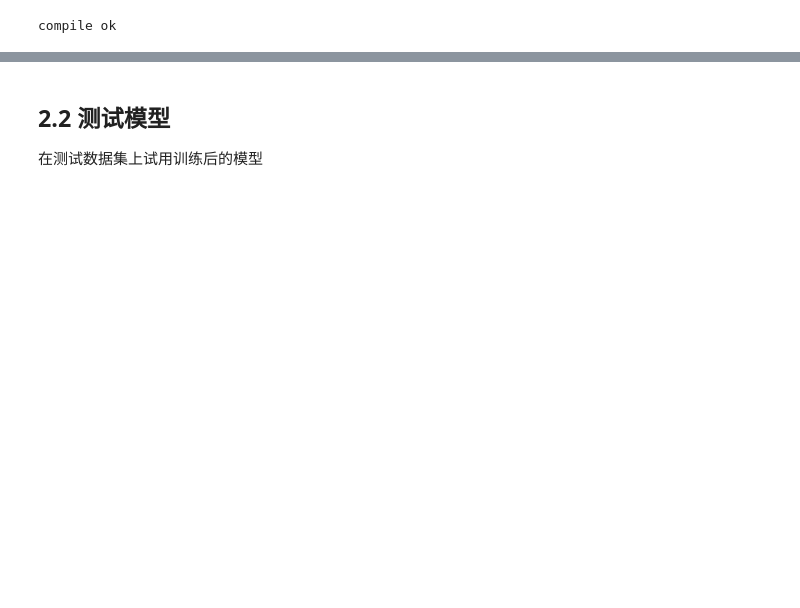
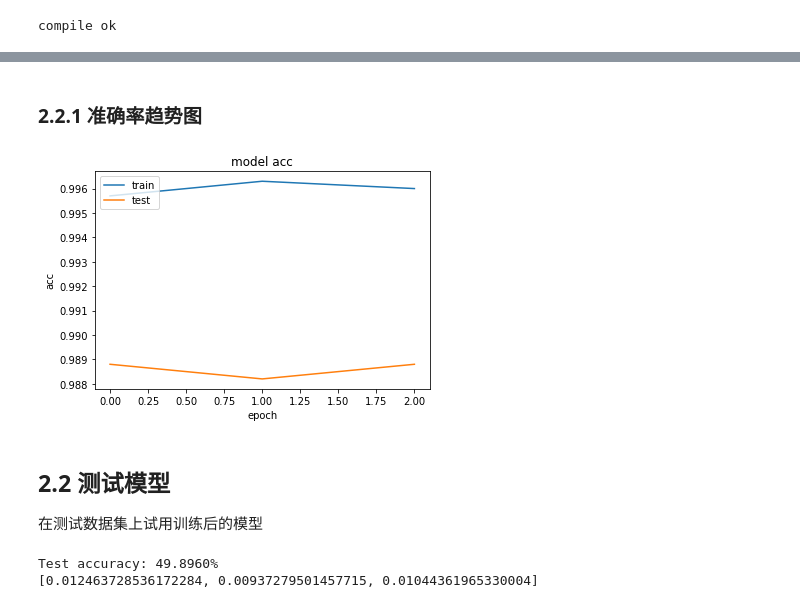
Before and after one commit to etangyushan/dog-vs-cat, a Jupyter notebook: Introduction.ipynb, the cells around one changed output, grey strips where cells are left out. Cells and saved outputs as stored; diff of their text form; code cells hidden in the pictures; blank space fills up the shorter version.

```diff
--- a/Introduction.ipynb
+++ b/Introduction.ipynb
@@ -357,9 +526,26 @@ Epoch 1/3
+# %% [markdown]
+### 2.2.1 准确率趋势图
+# %%
+# logloss 趋势图
+plt.plot(history_callback.history['acc'])
+plt.plot(history_callback.history['val_acc'])
+plt.title("model acc")
+plt.ylabel("acc")
+plt.xlabel("epoch")
+plt.legend(["train","test"],loc="upper left")
+
+plt.show()
+# %% [output]
+[figure, added]
 # %% [markdown]
 ## 2.2 测试模型
 
 在测试数据集上试用训练后的模型
 # %%
 ## 加载具有最好验证loss的模型
+starttime = time.strftime('start time:%Y.%m.%d',time.localtime(time.time()))
+print (starttime)
+
 model.load_weights(Inceptionfile_hdf5)
 
 # 获取测试数据集中每一个图像所预测的狗品种的index
@@ -371,3 +557,9 @@ print('Test accuracy: %.4f%%' % test_accuracy)
 
 loss_history = history_callback.history['loss']
 print(loss_history)
+
+endtime = time.strftime('end time:%Y.%m.%d',time.localtime(time.time()))
+print (endtime)
+# %% [output]
+Test accuracy: 49.8960%
+[0.012463728536172284, 0.00937279501457715, 0.01044361965330004]
```
Also changed, not shown: parts of 17 cells of this notebook.
